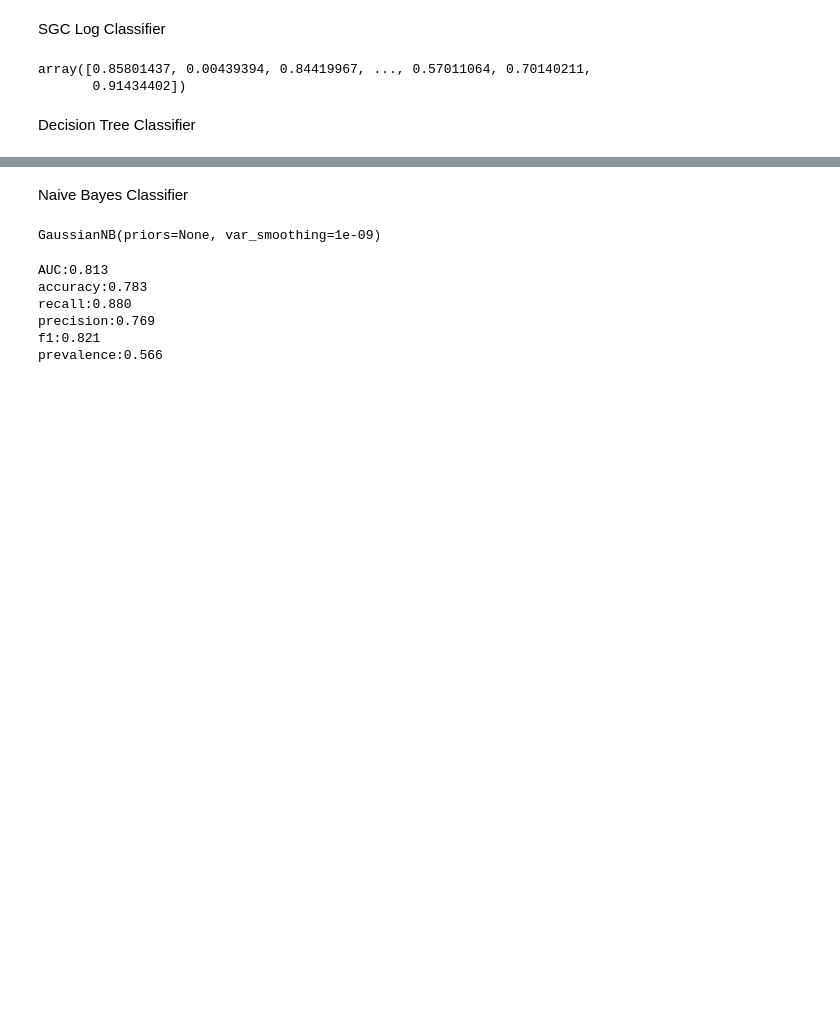
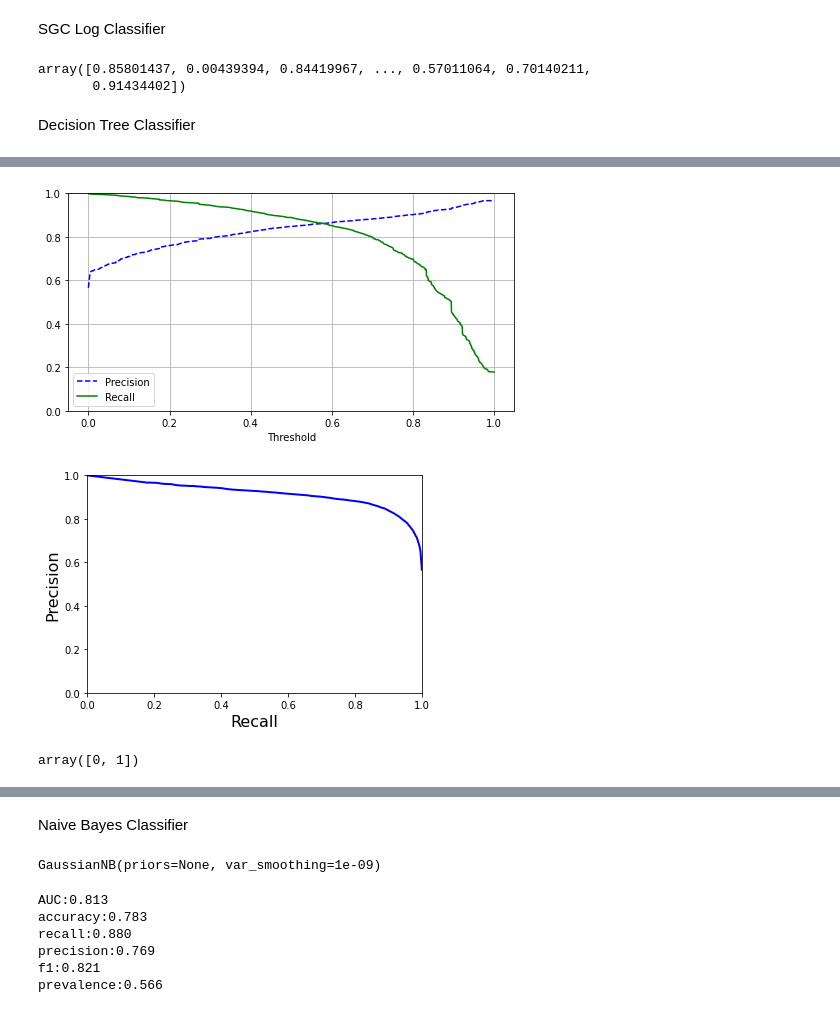
Before and after one commit to lowry777/3253-Project_Group-18, a Jupyter notebook: Group18_3253_Project-Toronto_Shelter_Occupancy.ipynb, the cells around one changed output, grey strips where cells are left out. Cells and saved outputs as stored; diff of their text form; code cells hidden in the pictures; blank space fills up the shorter version.

```diff
--- a/Group18_3253_Project-Toronto_Shelter_Occupancy.ipynb
+++ b/Group18_3253_Project-Toronto_Shelter_Occupancy.ipynb
@@ -992,0 +1175,37 @@ Decision Tree Classifier
+# %%
+#create threshold and precision - recall curve
+from sklearn.metrics import precision_recall_curve
+
+precisions, recalls, thresholds = precision_recall_curve(y_train,y_tree_scores)
+
+def plot_precision_recall_vs_threshold(precisions, recalls, thresholds):
+    plt.plot(thresholds, precisions[:-1], "b--", label="Precision")
+    plt.plot(thresholds, recalls[:-1], "g-", label="Recall")
+    plt.xlabel("Threshold")
+    plt.legend(loc="best")
+    plt.ylim([0, 1])
+    plt.grid(True)
+
+plt.figure(figsize=(8, 4))
+plot_precision_recall_vs_threshold(precisions, recalls, thresholds)
+
+plt.show()
+
+#plot the precision and recall curve
+
+def plot_precision_vs_recall(precisions, recalls):
+    plt.plot(recalls, precisions, "b-", linewidth=2)
+    plt.xlabel("Recall", fontsize=16)
+    plt.ylabel("Precision", fontsize=16)
+    plt.axis([0, 1, 0, 1])
+
+
+plot_precision_vs_recall(precisions, recalls)
+plt.show()
+# %% [output]
+[figure, added]
+[figure, added]
+# %%
+tree_clf.classes_
+# %% [output]
+array([0, 1])
```
Also changed, not shown: parts of 12 cells of this notebook.
